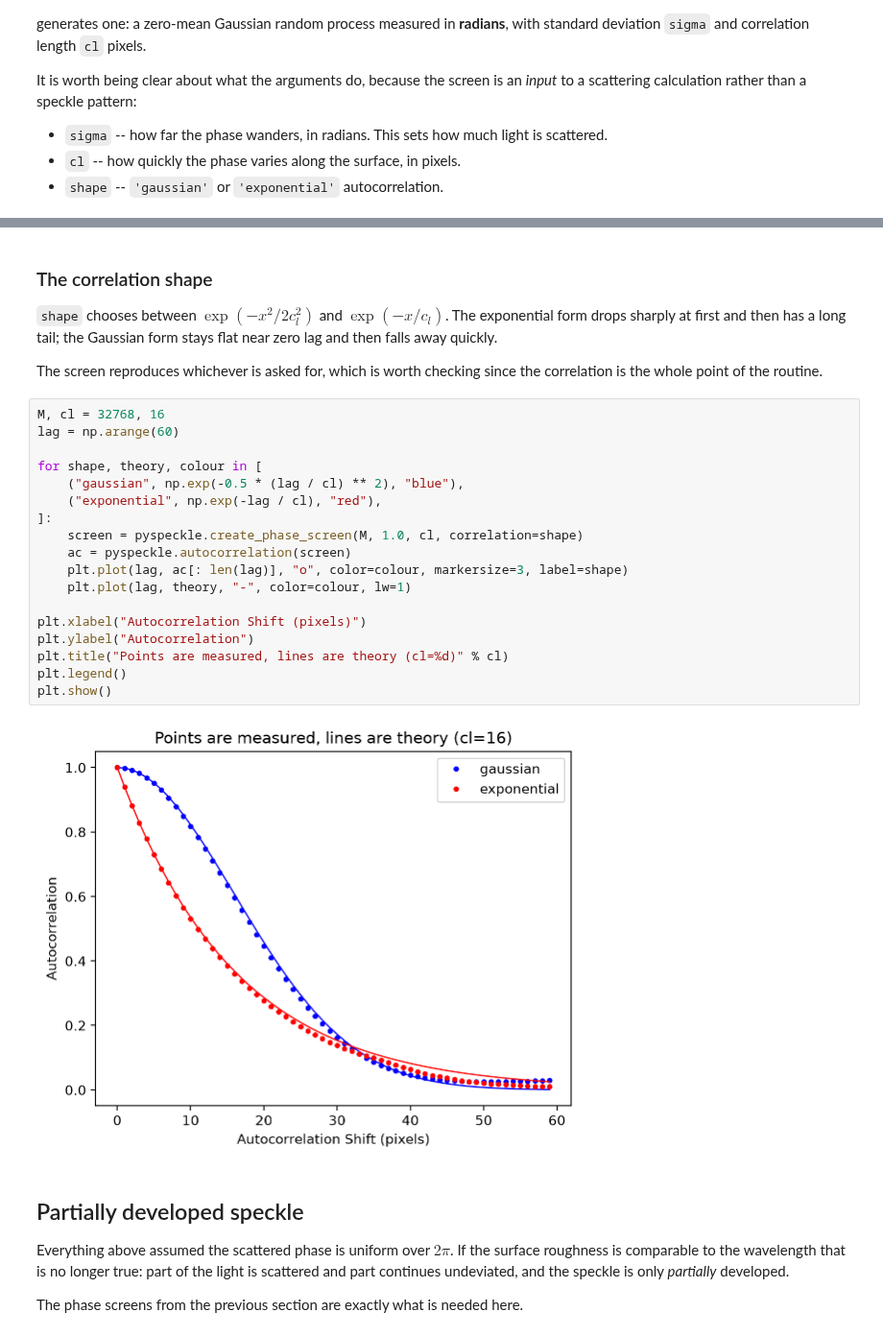
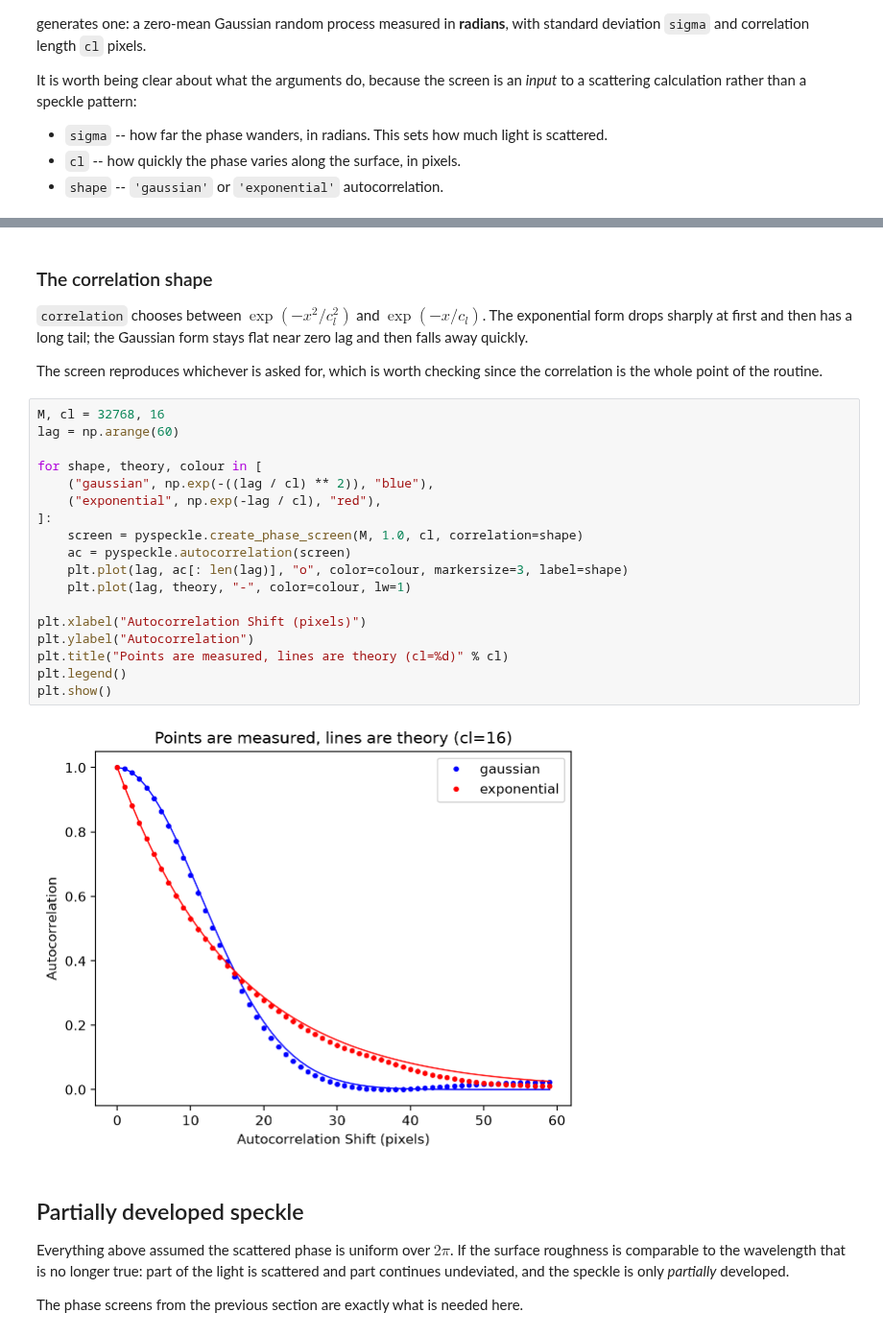
Before and after one commit to scottprahl/pyspeckle, a Jupyter notebook: docs/1D-Speckle.ipynb, the cells around one changed output, grey strips where cells are left out. Shown at 96% size. Drawn from its saved outputs; the diff is of its cells as text.

```diff
--- a/docs/1D-Speckle.ipynb
+++ b/docs/1D-Speckle.ipynb
@@ -265,7 +265,7 @@ plt.show()
 # %% [markdown]
 ### The correlation shape
 
-`shape` chooses between $\exp(-x^2/2c_l^2)$ and $\exp(-x/c_l)$.  The
+`correlation` chooses between $\exp(-x^2/c_l^2)$ and $\exp(-x/c_l)$.  The
 exponential form drops sharply at first and then has a long tail; the Gaussian
 form stays flat near zero lag and then falls away quickly.
 
@@ -274,23 +274,23 @@ correlation is the whole point of the routine.
 # %%
 M, cl = 32768, 16
 lag = np.arange(60)
 
 for shape, theory, colour in [
-    ("gaussian", np.exp(-0.5 * (lag / cl) ** 2), "blue"),
+    ("gaussian", np.exp(-((lag / cl) ** 2)), "blue"),
     ("exponential", np.exp(-lag / cl), "red"),
 ]:
     screen = pyspeckle.create_phase_screen(M, 1.0, cl, correlation=shape)
     ac = pyspeckle.autocorrelation(screen)
     plt.plot(lag, ac[: len(lag)], "o", color=colour, markersize=3, label=shape)
     plt.plot(lag, theory, "-", color=colour, lw=1)
 
 plt.xlabel("Autocorrelation Shift (pixels)")
 plt.ylabel("Autocorrelation")
 plt.title("Points are measured, lines are theory (cl=%d)" % cl)
 plt.legend()
 plt.show()
 # %% [output]
-[figure, old version]
+[figure, new version]
 # %% [markdown]
 ## Partially developed speckle
 
```
Also changed, not shown: parts of 4 cells of this notebook, 10 other files.
